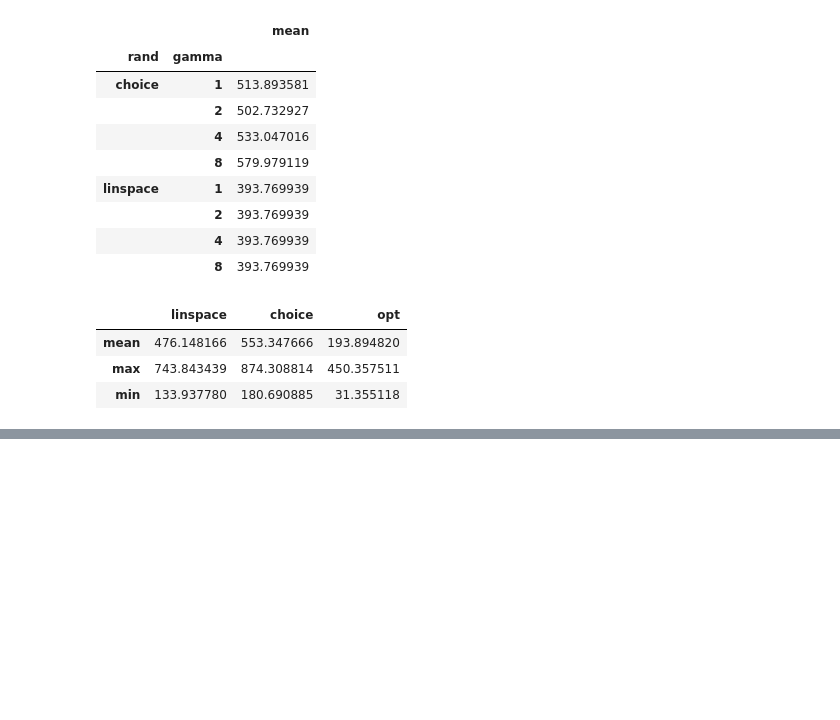
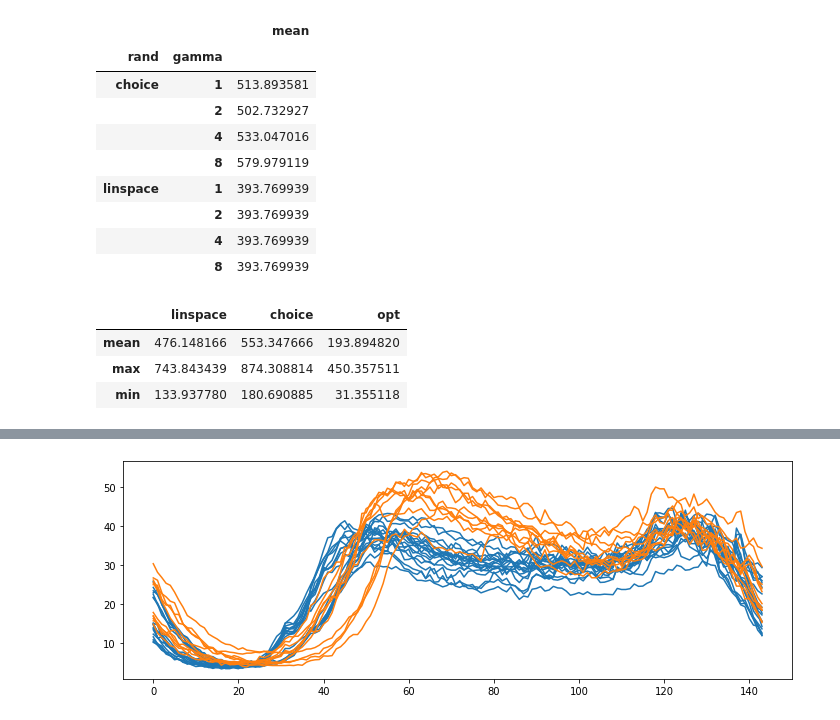
Before and after one commit to AdrianUrbanski/ADM, a Jupyter notebook: lista2.ipynb, the cells around one changed output, grey strips where cells are left out. Cells and saved outputs as stored; diff of their text form; code cells hidden in the pictures; blank space fills up the shorter version.

```diff
--- a/lista2.ipynb
+++ b/lista2.ipynb
@@ -319,0 +415,10 @@ results_df[['linspace', 'choice', 'opt']].agg(['mean', 'max', 'min'])
+# %%
+labels = kmeans.predict(X_test)
+
+plt.figure(figsize=(12, 4))
+# plt.plot(X.T, 'k')
+plt.plot(X_test[labels == 0, :].T, '#1F77B4')
+plt.plot(X_test[labels == 1, :].T, '#FF7F0E')
+plt.show()
+# %% [output]
+[figure, added]
```
Also changed, not shown: parts of 11 cells of this notebook.
